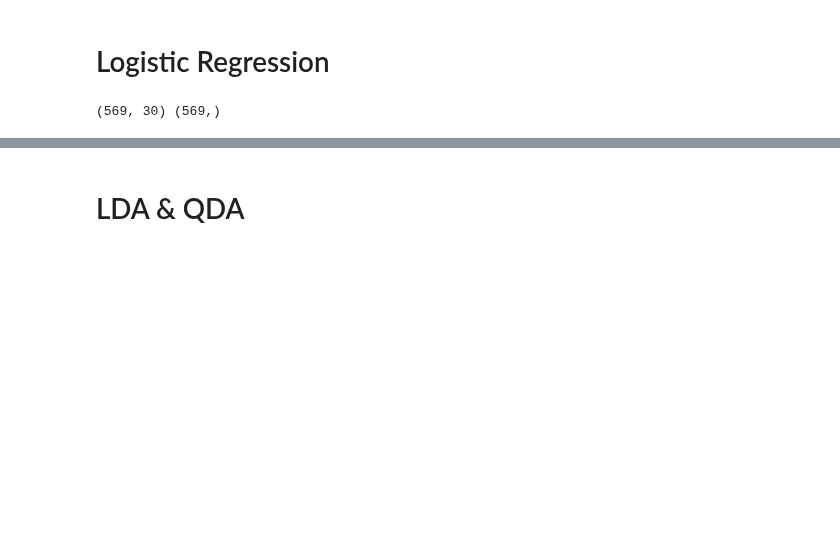
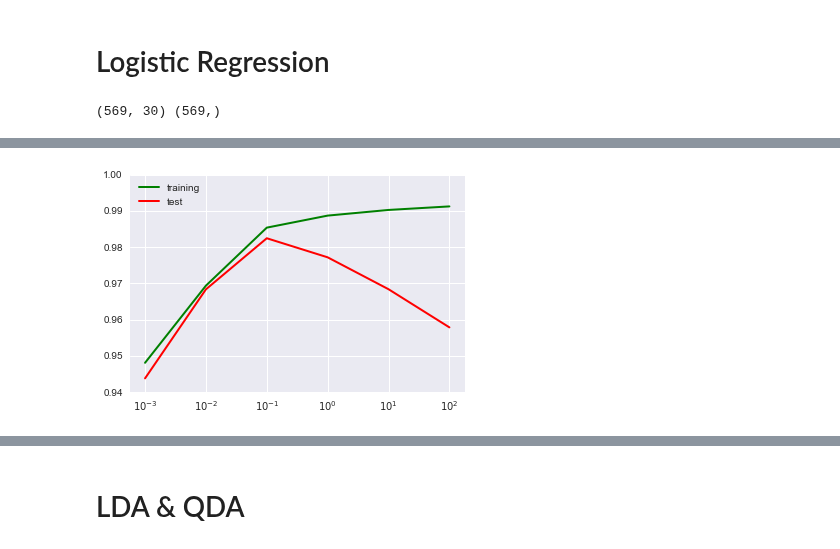
Before and after one commit to ahmadnish/FOML2017, a Jupyter notebook: neish.ipynb, the cells around one changed output, grey strips where cells are left out. Drawn from its saved outputs; the diff is of its cells as text; code cells hidden in the pictures; blank space fills up the shorter version.

```diff
--- a/neish.ipynb
+++ b/neish.ipynb
@@ -288 +256,16 @@ scores_lr = logistic_regression(X,y, cs)
+# %%
+fig = plt.figure()
+ax = fig.add_subplot(111)
+line, = ax.plot(cs, scores_lr[:,0,2], color = 'green', lw = 2, label = 'training')
+line, = ax.plot(cs, scores_lr[:,0,0], color = 'red' , lw = 2, label = 'test')
+
+ax.legend(loc = 'best')
+
+ax.set_xscale('log')
+ax.set_ylim(.94, 1)
+ax_
+
+plt.savefig('figs/lr_test_train_plot.pdf')
+# %% [output]
+[figure, added]
 # %%
```
Also changed, not shown: parts of 34 cells of this notebook, 6 other files.
